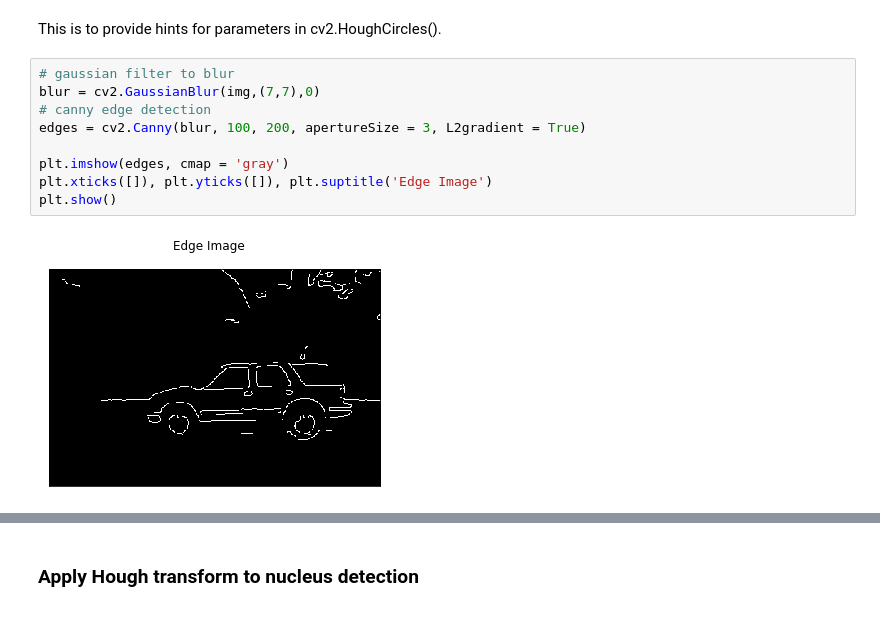
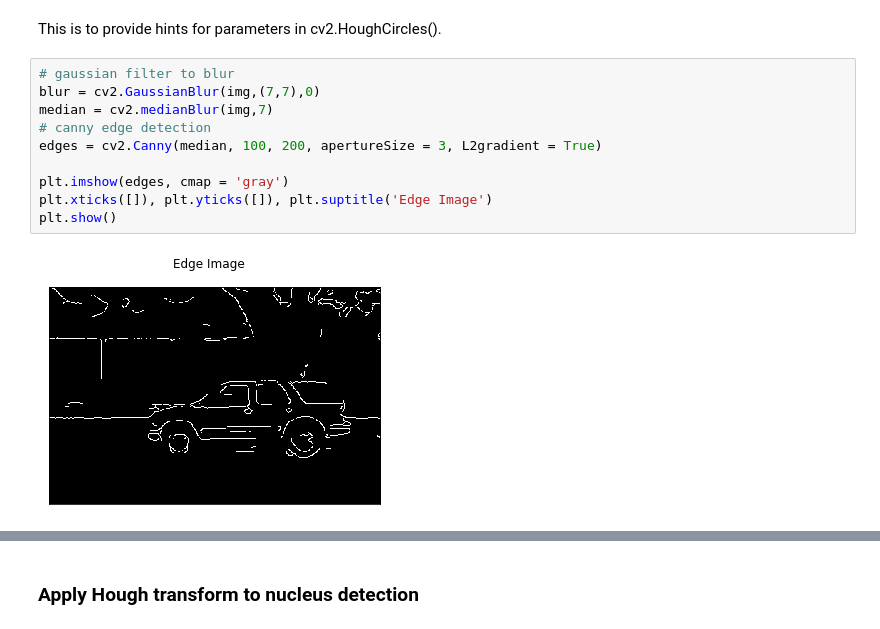
Before and after one commit to Guannan-Shen/image_data, a Jupyter notebook: bio_image/RANSAC_Hough_Watershed.ipynb, the cells around one changed output, grey strips where cells are left out. Saved outputs shown, nothing was run; the diff lists cells and outputs as text.

```diff
--- a/bio_image/RANSAC_Hough_Watershed.ipynb
+++ b/bio_image/RANSAC_Hough_Watershed.ipynb
@@ -48,11 +222,12 @@ This is to provide hints for parameters in cv2.HoughCircles().
 # %%
 # gaussian filter to blur
 blur = cv2.GaussianBlur(img,(7,7),0)
+median = cv2.medianBlur(img,7)
 # canny edge detection
-edges = cv2.Canny(blur, 100, 200, apertureSize = 3, L2gradient = True)
+edges = cv2.Canny(median, 100, 200, apertureSize = 3, L2gradient = True)
 
 plt.imshow(edges, cmap = 'gray')
 plt.xticks([]), plt.yticks([]), plt.suptitle('Edge Image')
 plt.show()
 # %% [output]
-[figure, old version]
+[figure, new version]
```
Also changed, not shown: parts of 41 cells of this notebook, 1 other file.
